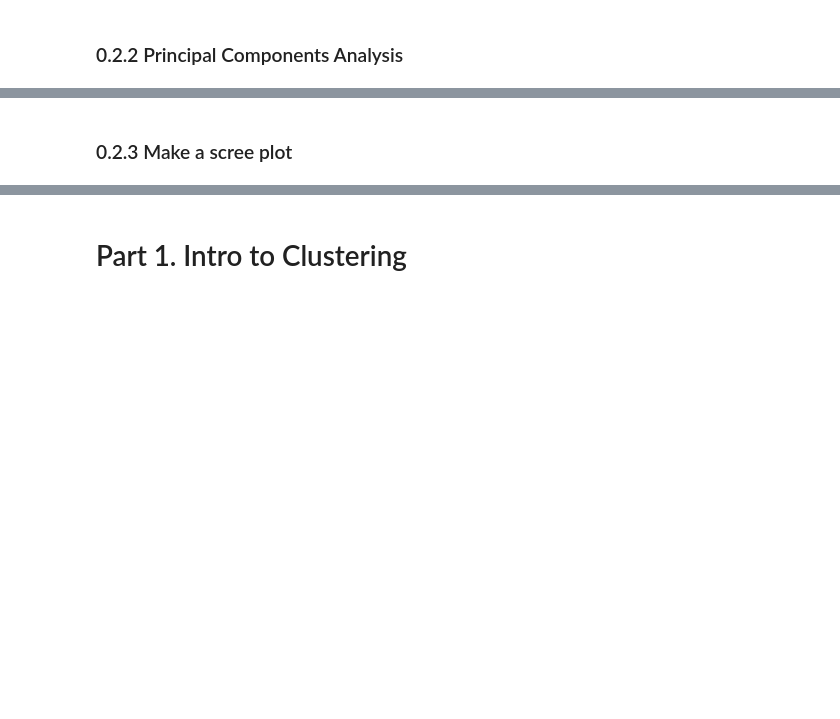
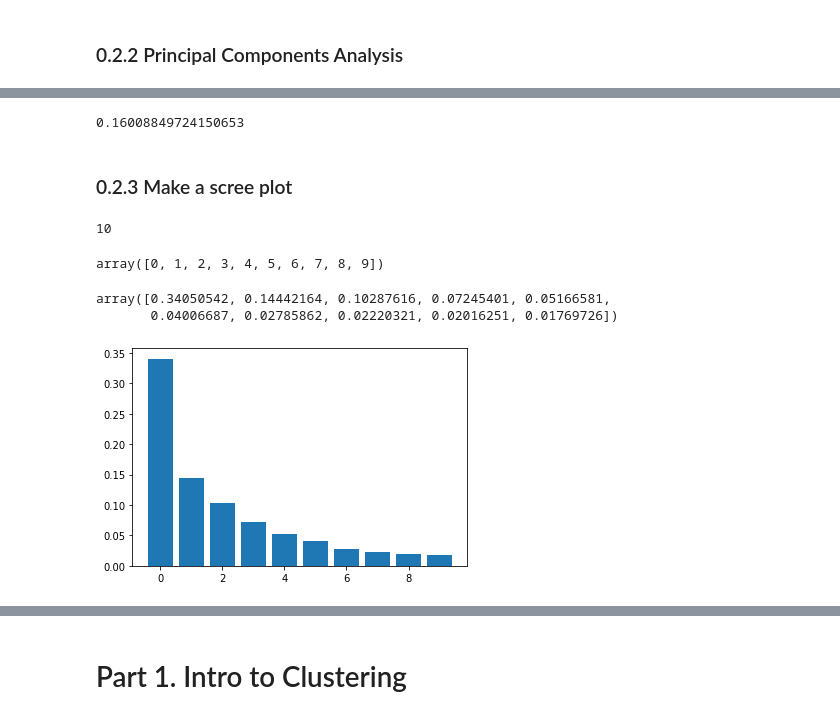
Before and after one commit to ndow33/DS-Unit-1-Sprint-3-Linear-Algebra, a Jupyter notebook: module4-clustering/Follow_along_LS_DS_134_Clustering_and_NFL.ipynb, the cells around one changed output, grey strips where cells are left out. Cells and saved outputs as stored; diff of their text form; code cells hidden in the pictures; blank space fills up the shorter version.

```diff
--- a/module4-clustering/Follow_along_LS_DS_134_Clustering_and_NFL.ipynb
+++ b/module4-clustering/Follow_along_LS_DS_134_Clustering_and_NFL.ipynb
@@ -78,4 +118,8 @@ national.head()
 # %%
 # import and instantiate the PCA class
+from sklearn.decomposition import PCA
+my_pca = PCA(n_components=10)
 # %%
 # Apply PCA to the data
+pca_features = my_pca.fit_transform(national_processed)
+pca_features[0]
@@ -86,15 +140,36 @@ national.head()
 # %%
 # How much information did we lose?
+1-sum(my_pca.explained_variance_ratio_)
+# %% [output]
+0.16008849724150653
 # %% [markdown]
 ### 0.2.3 Make a scree plot
 # %%
 # define the number of components
+num_components=len(my_pca.explained_variance_ratio_)
+num_components
+# %% [output]
+10
 # %%
 # create a numpy array as long as the number of components
+ind = np.arange(num_components)
+ind
+# %% [output]
+array([0, 1, 2, 3, 4, 5, 6, 7, 8, 9])
 # %%
 # create an array of 10 values
+vals = my_pca.explained_variance_ratio_
+vals
+# %% [output]
+array([0.34050542, 0.14442164, 0.10287616, 0.07245401, 0.05166581,
+       0.04006687, 0.02785862, 0.02220321, 0.02016251, 0.01769726])
 # %%
 # Plot the variance explained by each component.
+ind = np.arange(num_components)
+num_components=len(my_pca.explained_variance_ratio_)
+plt.bar(ind, vals);
+# %% [output]
+[figure, added]
 # %%
 # Plot the cumulative variance explained by all the components.
 import matplotlib.pyplot as plt
```
Also changed, not shown: parts of 85 cells of this notebook.
